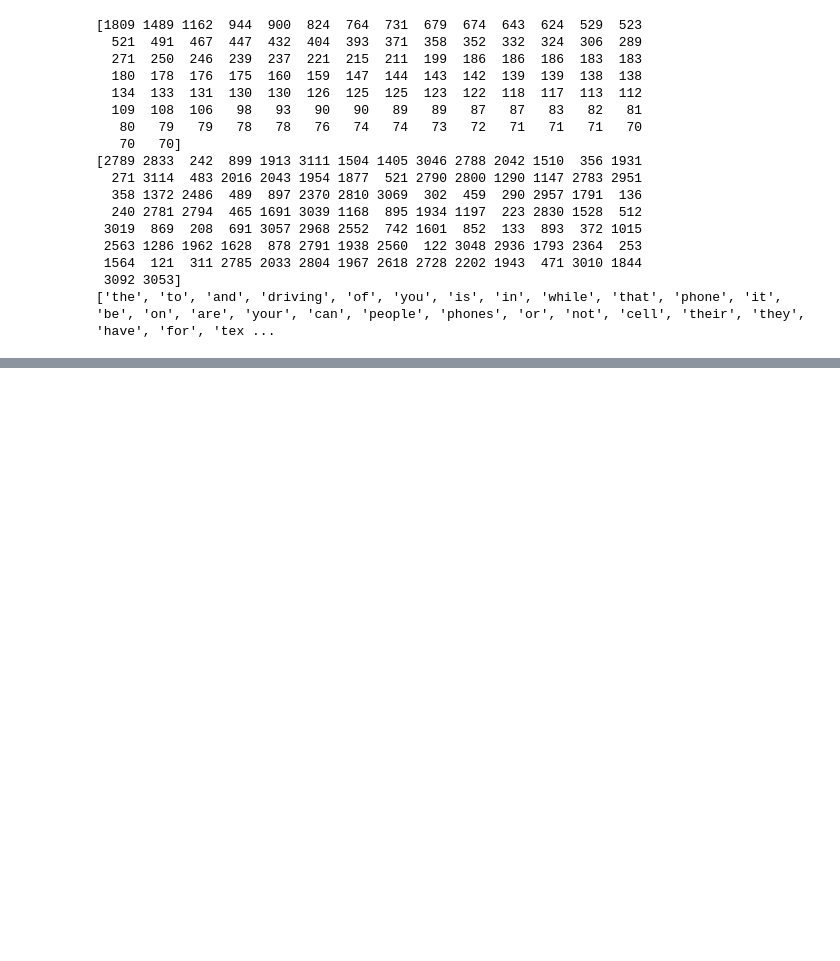
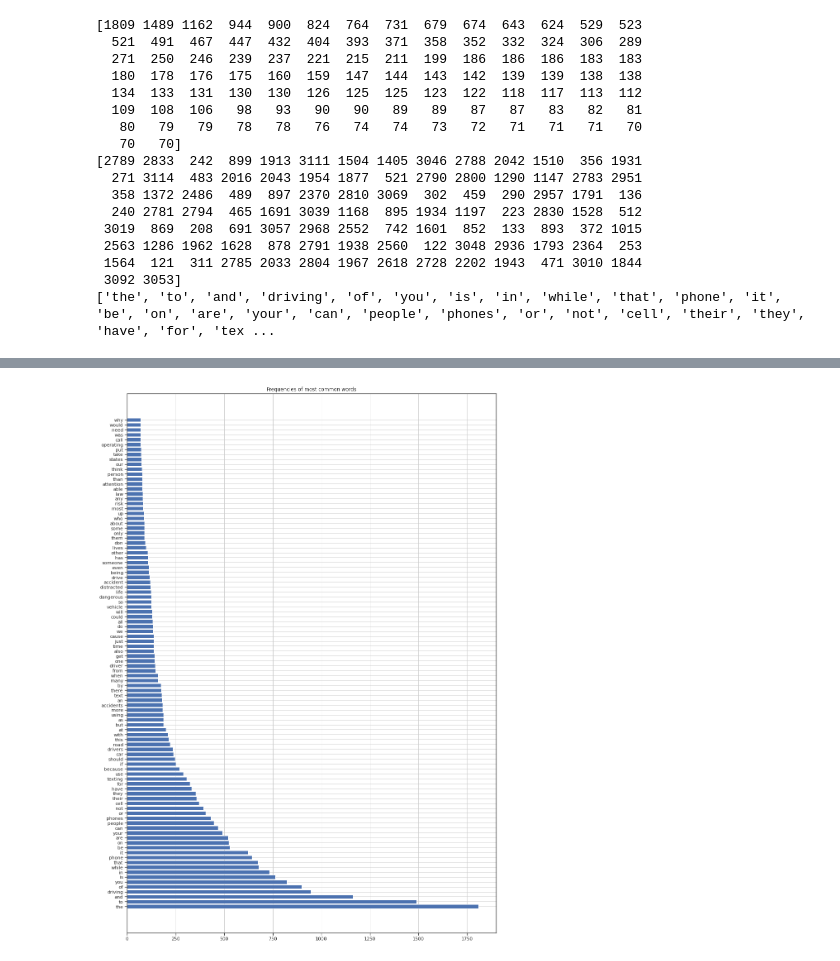
Before and after one commit to ValleyCrisps/Evaluating-Student-Writing, a Jupyter notebook: notebooks/exploratory_data_analysis.ipynb, the cells around one changed output, grey strips where cells are left out. Drawn from its saved outputs; the diff is of its cells as text; code cells hidden in the pictures; blank space fills up the shorter version.

Commit message:
plotted most common word frequency

```diff
--- a/notebooks/exploratory_data_analysis.ipynb
+++ b/notebooks/exploratory_data_analysis.ipynb
@@ -131,7 +131,8 @@ n_common_words = 100
 frequencies = np.array([sum(x) for x in zip(*bow_array)])
 sorted_frequencies = np.sort(frequencies)
 # [::-1] reverses the array
-print(sorted_frequencies[::-1][: n_common_words])
+most_common_frequencies = sorted_frequencies[::-1][: n_common_words]
+print(most_common_frequencies)
 
 sorted_frequency_indices = np.argsort(frequencies)
 most_common_indices = sorted_frequency_indices[::-1][: n_common_words]
@@ -162,0 +161,12 @@ print(most_common_words)
+# %%
+plt.figure(figsize=(16,24))
+plt.title('Frequencies of most common words')
+y_pos = np.arange(n_common_words)
+# Create horizontal bars
+plt.barh(y_pos, most_common_frequencies)
+# Create names on the x-axis
+plt.yticks(y_pos, most_common_words)
+
+plt.show()
+# %% [output]
+[figure, added]
```
Also changed, not shown: parts of 5 cells of this notebook.
